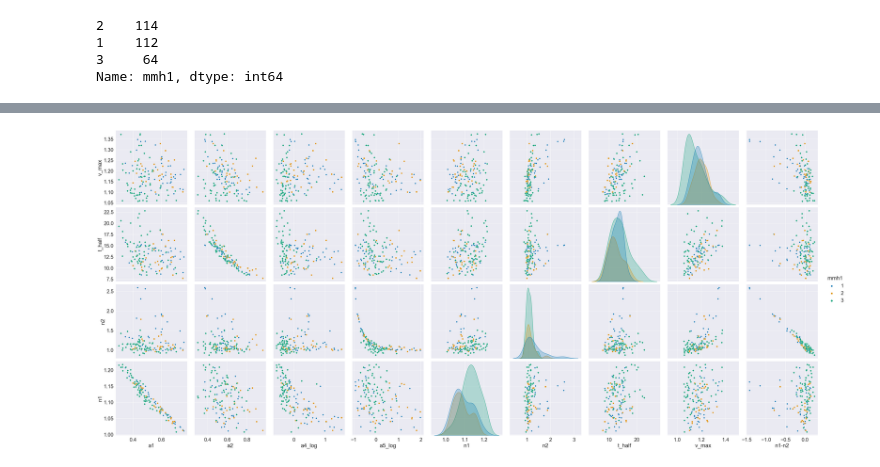
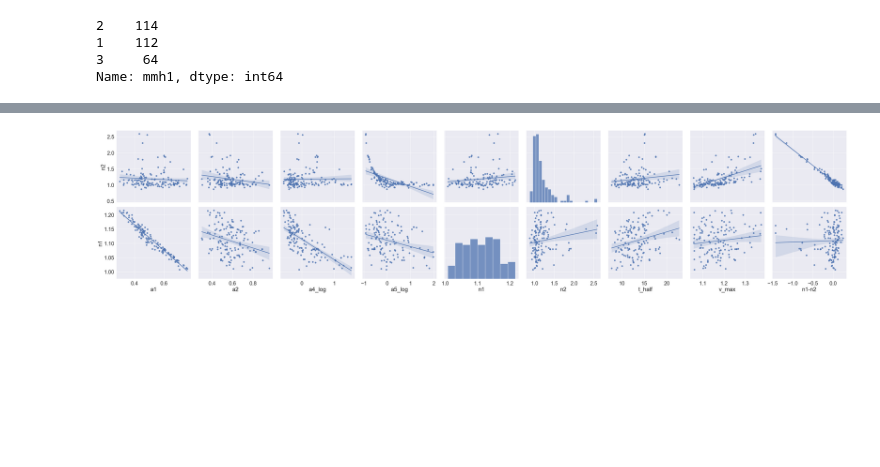
Before and after one commit to Shayne-Falco/3-compartment-maturation, a Jupyter notebook: ParameterAnalysis.ipynb, the cells around one changed output, grey strips where cells are left out. Saved outputs shown, nothing was run; the diff lists cells and outputs as text; code cells hidden in the pictures; blank space fills up the shorter version.

```diff
--- a/ParameterAnalysis.ipynb
+++ b/ParameterAnalysis.ipynb
@@ -113,12 +113,14 @@ dtypes: float64(14), int32(1)
 memory usage: 17.3 KB
 # %%
 sns.pairplot(params_trimmed, ## put the data frame here
-                y_vars = ["v_max","t_half","n2","n1"], ## put a list of the desired vertical variables here
+                y_vars = ["n2","n1"], ## put a list of the desired vertical variables here
                 x_vars = ["a1","a2","a4_log","a5_log","n1","n2","t_half","v_max","n1-n2"], ## put a list of the desired horizontal variables here
                 height = 5,
-                hue="mmh1", palette="colorblind",
-                markers=["o", "s", "D"])
+                kind="reg")
+
+                #hue="mmh1", palette="colorblind",
+                #markers=["o", "s", "D"])
 sns.set(font_scale=2)
 plt.show()
 # %% [output]
-[figure, old version]
+[figure, new version]
```
Also changed, not shown: parts of 4 cells of this notebook.
